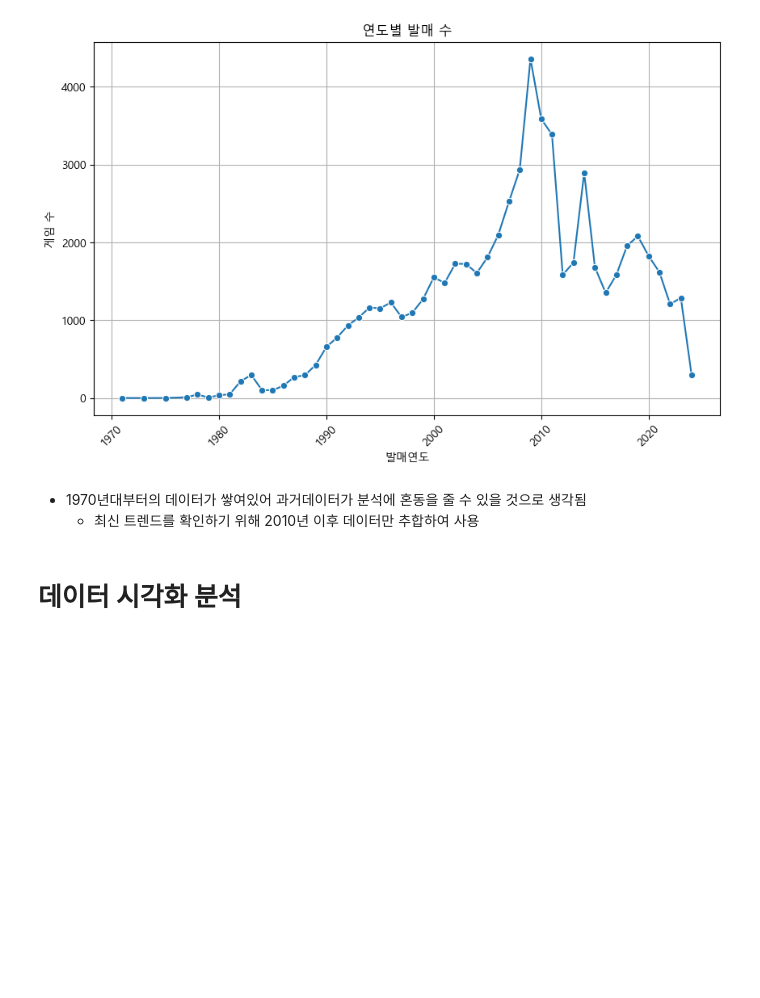
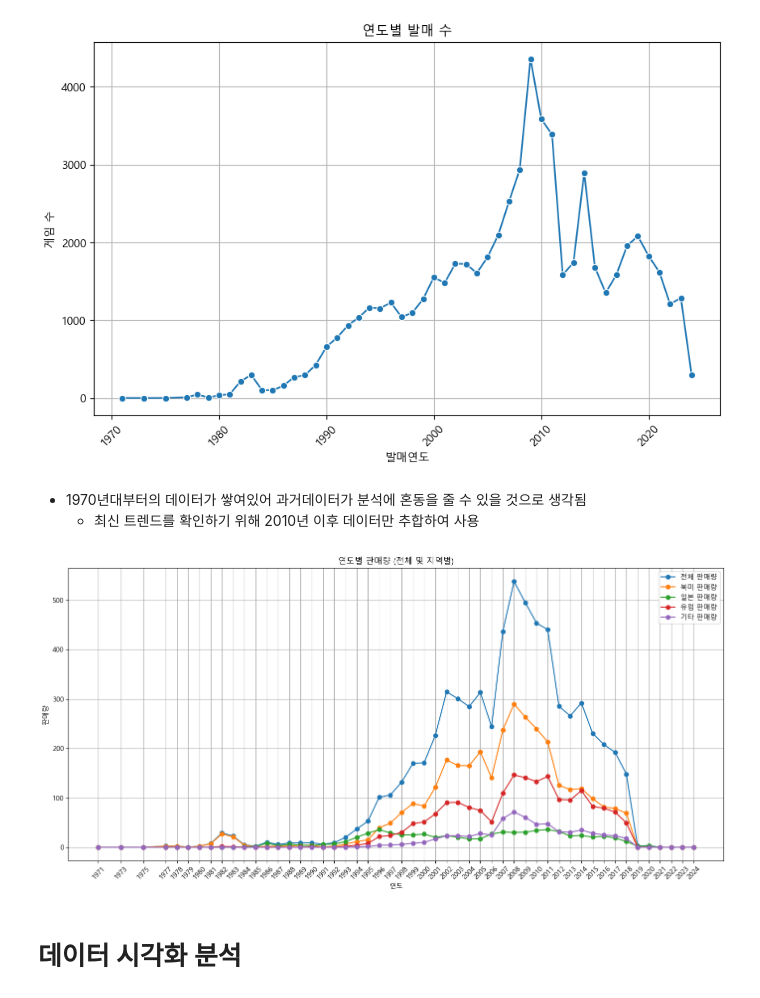
Before and after one commit to entangelk/golbal_game, a Jupyter notebook: docs/analysis.ipynb, the cells around one changed output. Drawn from its saved outputs; the diff is of its cells as text; code cells hidden in the pictures; blank space fills up the shorter version.

```diff
--- a/docs/analysis.ipynb
+++ b/docs/analysis.ipynb
@@ -129,6 +138,45 @@ plt.show()
 # %% [markdown]
 - 1970년대부터의 데이터가 쌓여있어 과거데이터가 분석에 혼동을 줄 수 있을 것으로 생각됨
     - 최신 트렌드를 확인하기 위해 2010년 이후 데이터만 추합하여 사용
+# %%
+# 연도별로 판매량 집계
+sales_by_year = df_data.groupby('release_year').agg({
+    'total_sales': 'sum',
+    'na_sales': 'sum',
+    'jp_sales': 'sum',
+    'pal_sales': 'sum',
+    'other_sales': 'sum'
+}).reset_index()
+
+# 시각화
+plt.figure(figsize=(14, 7))
+
+# 전체 판매량
+plt.plot(sales_by_year['release_year'], sales_by_year['total_sales'], label='전체 판매량', marker='o')
+
+# 북미 판매량
+plt.plot(sales_by_year['release_year'], sales_by_year['na_sales'], label='북미 판매량', marker='o')
+
+# 일본 판매량
+plt.plot(sales_by_year['release_year'], sales_by_year['jp_sales'], label='일본 판매량', marker='o')
+
+# 유럽 판매량
+plt.plot(sales_by_year['release_year'], sales_by_year['pal_sales'], label='유럽 판매량', marker='o')
+
+# 기타 판매량
+plt.plot(sales_by_year['release_year'], sales_by_year['other_sales'], label='기타 판매량', marker='o')
+
+# 그래프 설정
+plt.title('연도별 판매량 (전체 및 지역별)')
+plt.xlabel('연도')
+plt.ylabel('판매량')
+plt.legend()
+plt.xticks(sales_by_year['release_year'], rotation=45)
+plt.grid()
+plt.tight_layout()
+plt.show()
+# %% [output]
+[figure, added]
 # %%
 df_data = df_data.query('release_year >= 2010')
 # %% [markdown]
```
Also changed, not shown: parts of 11 cells of this notebook, 1 other file.
